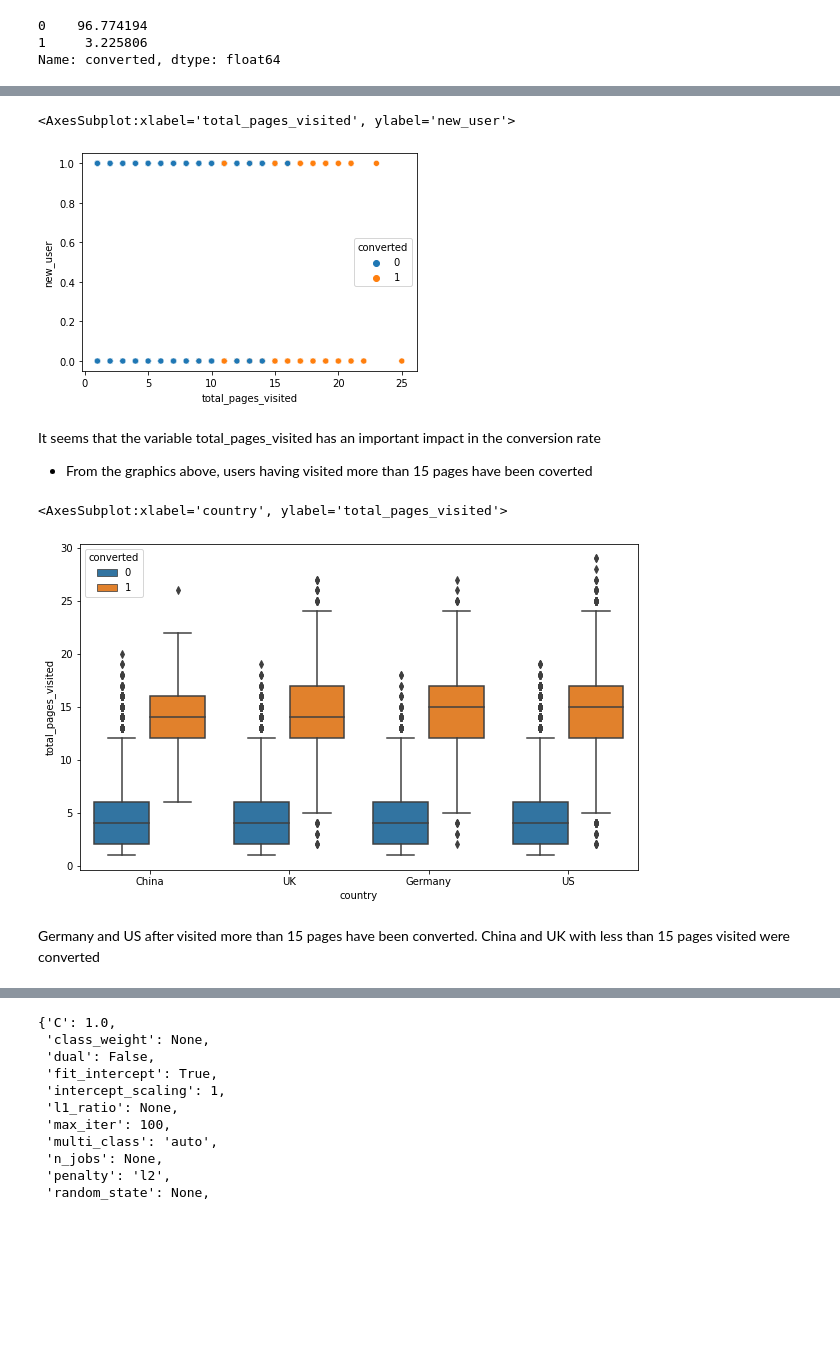
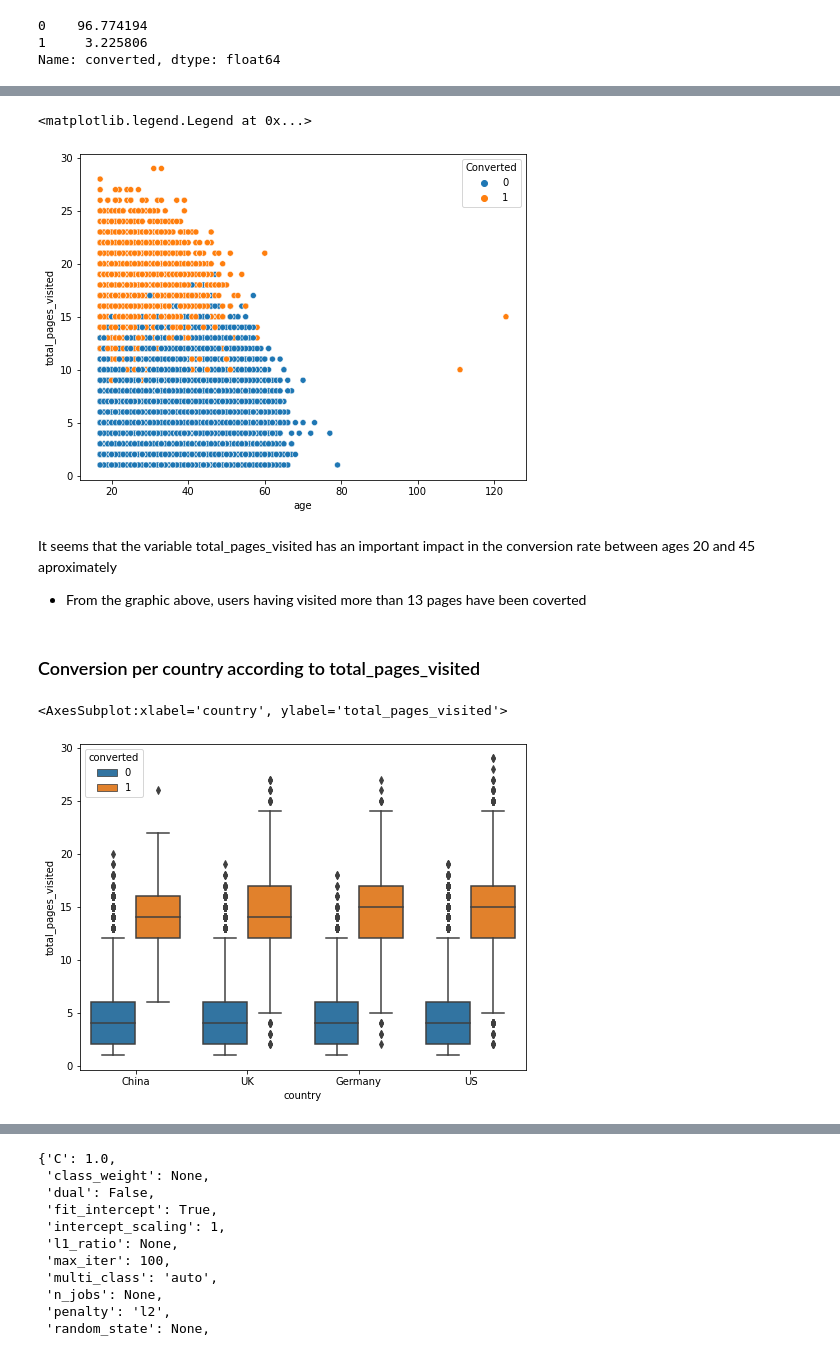
Before and after one commit to pattypooh/pez-jedha, a Jupyter notebook: projects/05-conversion-rate/notebooks/01-eda.ipynb, the cells around one changed output, grey strips where cells are left out. Saved outputs shown, nothing was run; the diff lists cells and outputs as text; code cells hidden in the pictures; blank space fills up the shorter version.

Commit message:
Project conversion rate

```diff
--- a/projects/05-conversion-rate/notebooks/01-eda.ipynb
+++ b/projects/05-conversion-rate/notebooks/01-eda.ipynb
@@ -95,17 +137,19 @@ sns.scatterplot(y='age',x='total_pages_visited', hue='converted', data=data_samp
 # %%
-sns.scatterplot(y='new_user',x='total_pages_visited', hue='converted', data=data_sample)
+fig, axes = plt.subplots(figsize=(8,6))
+sns.scatterplot(x='age',y='total_pages_visited', hue='converted', data=data, ax=axes);
+plt.legend(title='Converted')
 # %% [output]
-<AxesSubplot:xlabel='total_pages_visited', ylabel='new_user'>
+<matplotlib.legend.Legend at 0x...>
-[figure, old version]
+[figure, new version]
 # %% [markdown]
-It seems that the variable total_pages_visited has an important impact in the conversion rate
-- From the graphics above, users having visited more than 15 pages have been coverted
+ It seems that the variable total_pages_visited has an important impact in the conversion rate between ages 20 and 45 aproximately
+- From the graphic above, users having visited more than 13 pages have been coverted
+# %% [markdown]
+### Conversion per country according to total_pages_visited
 # %%
-plt.figure(figsize=(10,6))
+#plt.figure(figsize=(10,6))
+fig, axes = plt.subplots(figsize=(8,6))
 sns.boxplot(x='country', y='total_pages_visited', hue='converted',data=data)
 # %% [output]
 <AxesSubplot:xlabel='country', ylabel='total_pages_visited'>
-[figure, old version]
+[figure, new version]
-# %% [markdown]
-Germany and US after visited more than 15 pages have been converted.
-China and UK with less than 15 pages visited were converted
```
Also changed, not shown: parts of 86 cells of this notebook, 7 other files.
